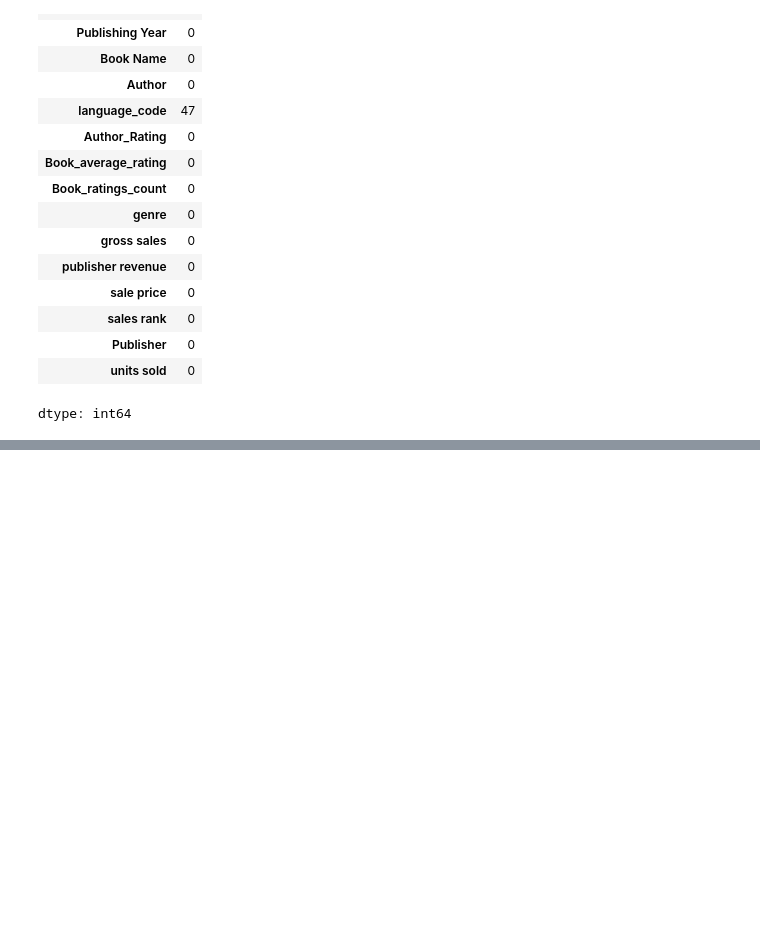
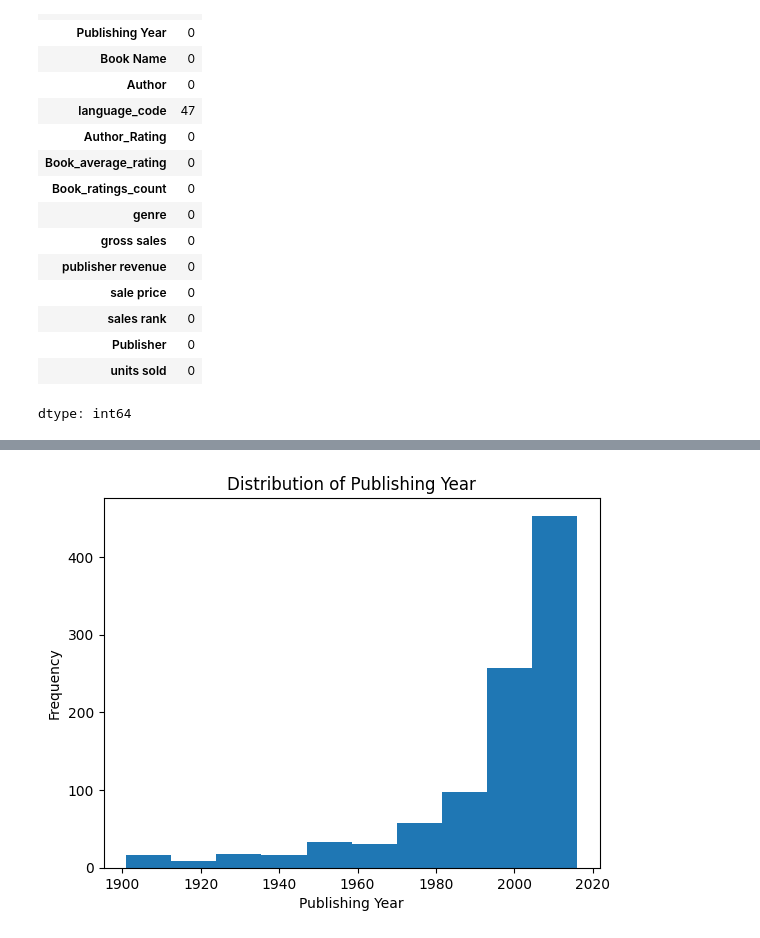
Before and after one commit to ZaidiSahab/Road-to-Data-Science, a Jupyter notebook: Book_Application_YTube.ipynb, the cells around one changed output, grey strips where cells are left out. Cells and saved outputs as stored; diff of their text form; code cells hidden in the pictures; blank space fills up the shorter version.

```diff
--- a/Book_Application_YTube.ipynb
+++ b/Book_Application_YTube.ipynb
@@ -58,0 +83,8 @@ df.dropna(subset = "Book Name" , inplace=True)
+# %%
+plt.hist(df['Publishing Year'])
+plt.xlabel('Publishing Year')
+plt.ylabel('Frequency')
+plt.title('Distribution of Publishing Year')
+plt.show()
+# %% [output]
+[figure, added]
```
Also changed, not shown: parts of 2 cells of this notebook.
